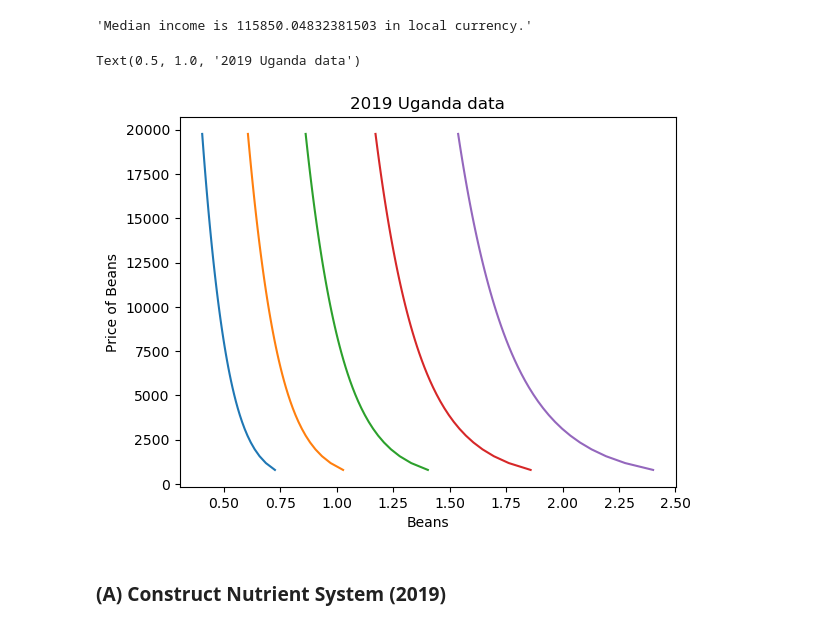
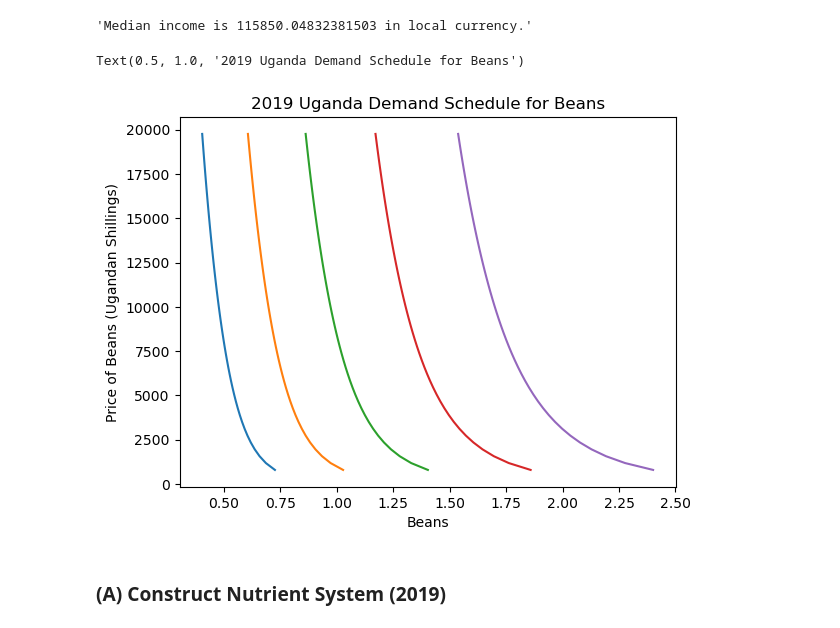
Before and after one commit to vkeroles/EEP153-SP23-Proj4, a Jupyter notebook: Team_HWiley_code2.ipynb, the cells around one changed output. Saved outputs shown, nothing was run; the diff lists cells and outputs as text; code cells hidden in the pictures.

```diff
--- a/Team_HWiley_code2.ipynb
+++ b/Team_HWiley_code2.ipynb
@@ -688,20 +688,20 @@ def my_prices(p0,p=pbar,j=my_j):
 # %%
 import matplotlib.pyplot as plt
 %matplotlib inline
 
 # Values for prices
 ref_price = pbar[my_j]
 P = np.linspace(ref_price/5,ref_price*5,50)
 
 for x in [x0*s for s in [.25,.5,1.,2,4]]:
     plt.plot([r.demands(x,my_prices(p0))[my_j] for p0 in P],P)
 
 plt.xlabel(my_j)
-plt.ylabel(f'Price of {my_j}')
-plt.title('2019 Uganda data')
+plt.ylabel(f'Price of {my_j} (Ugandan Shillings)')
+plt.title(f'2019 Uganda Demand Schedule for {my_j}')
 # %% [output]
-Text(0.5, 1.0, '2019 Uganda data')
+Text(0.5, 1.0, '2019 Uganda Demand Schedule for Beans')
-[figure, old version]
+[figure, new version]
 # %% [markdown]
 ### (A) Construct Nutrient System (2019)
 # %%
```
Also changed, not shown: parts of 2 cells of this notebook.
